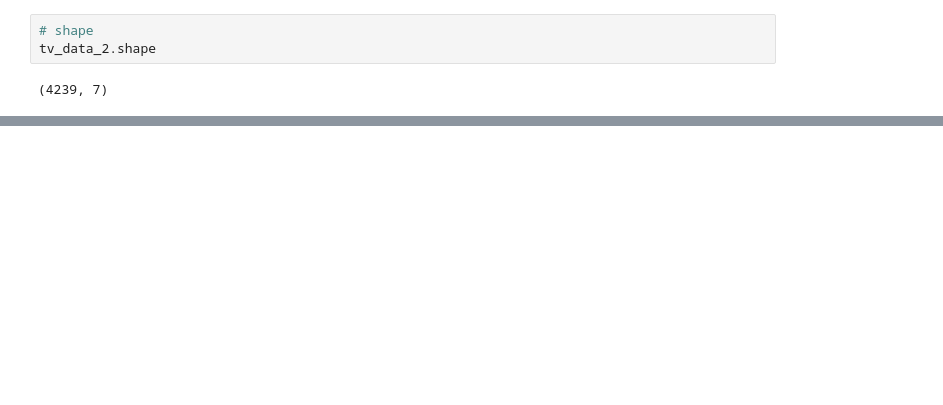
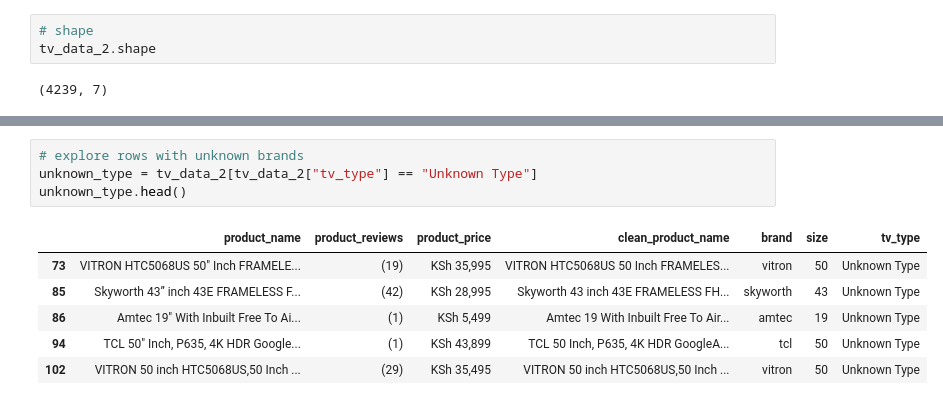
Before and after one commit to HannahMwende/E-commerce-products-analysis, a Jupyter notebook: tv_cleaning.ipynb, the cells around one changed output, grey strips where cells are left out. Saved outputs shown, nothing was run; the diff lists cells and outputs as text; blank space fills up the shorter version.

```diff
--- a/tv_cleaning.ipynb
+++ b/tv_cleaning.ipynb
@@ -231,0 +284,11 @@ np.int64(4239)
+# %%
+# explore rows with unknown brands
+unknown_type = tv_data_2[tv_data_2["tv_type"] == "Unknown Type"]
+unknown_type.head()
+# %% [output]
+|  | product_name | product_reviews | product_price | clean_product_name | brand | size | tv_type |
+| 73 | VITRON HTC5068US 50" Inch FRAMELE... | (19) | KSh 35,995 | VITRON HTC5068US 50 Inch FRAMELES... | vitron | 50 | Unknown Type |
+| 85 | Skyworth 43” inch 43E FRAMELESS F... | (42) | KSh 28,995 | Skyworth 43 inch 43E FRAMELESS FH... | skyworth | 43 | Unknown Type |
+| 86 | Amtec 19" With Inbuilt Free To Ai... | (1) | KSh 5,499 | Amtec 19 With Inbuilt Free To Air... | amtec | 19 | Unknown Type |
+| 94 | TCL 50" Inch, P635, 4K HDR Google... | (1) | KSh 43,899 | TCL 50 Inch, P635, 4K HDR GoogleA... | tcl | 50 | Unknown Type |
+| 102 | VITRON 50 inch HTC5068US,50 Inch ... | (29) | KSh 35,495 | VITRON 50 inch HTC5068US,50 Inch ... | vitron | 50 | Unknown Type |
```
Also changed, not shown: parts of 15 cells of this notebook, 2 other files.
